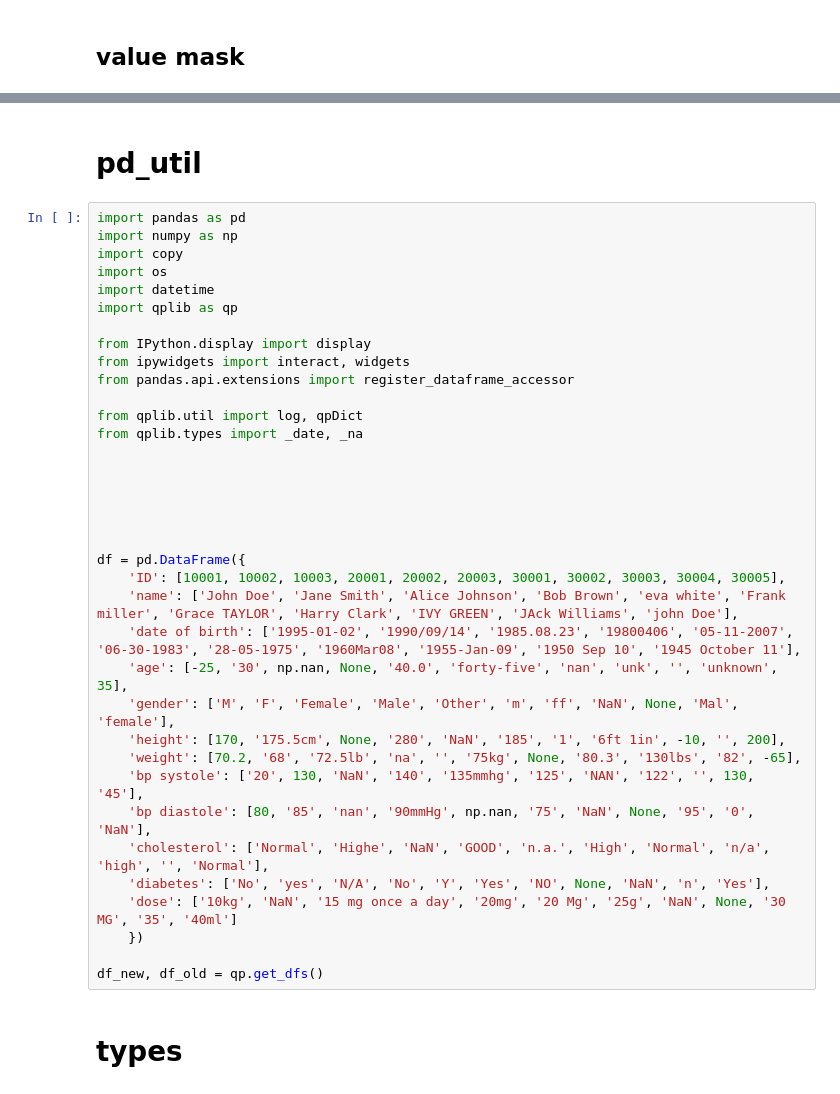
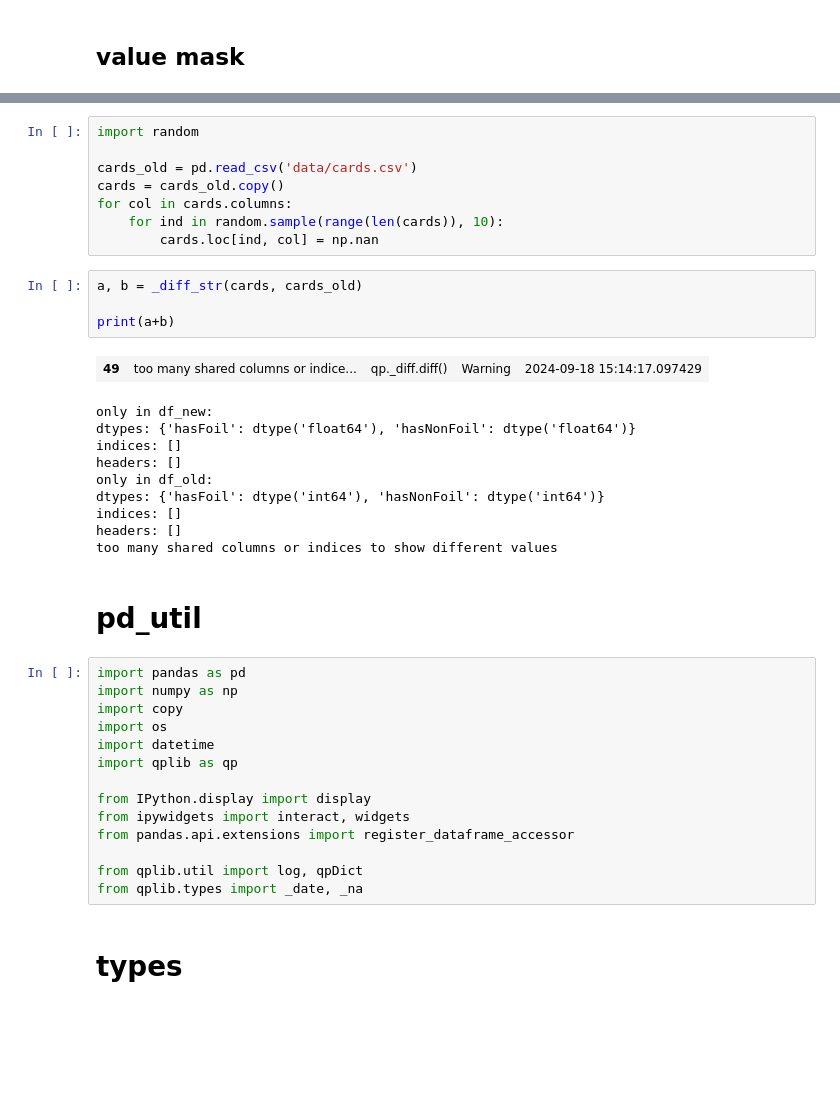
Before and after one commit to MartinVoelkl94/qplib_dev, a Jupyter notebook: prototyping.ipynb, the cells around one changed output, grey strips where cells are left out. Cells and saved outputs as stored; diff of their text form; blank space fills up the shorter version.

```diff
--- a/prototyping.ipynb
+++ b/prototyping.ipynb
@@ -2896,40 +578,41 @@ a,b = excel_diff(new, old, file_diff='archive/export_diff.xlsx', index_col=0)
+# %%
+import random
+
+cards_old = pd.read_csv('data/cards.csv')
+cards = cards_old.copy()
+for col in cards.columns:
+    for ind in random.sample(range(len(cards)), 10):
+        cards.loc[ind, col] = np.nan
+# %%
+a, b = _diff_str(cards, cards_old)
+
+print(a+b)
+# %% [output]
+| 49 | too many shared columns or indice... | qp._diff.diff() | Warning | 2024-09-18 15:14:17.097429 |
+only in df_new:
+dtypes: {'hasFoil': dtype('float64'), 'hasNonFoil': dtype('float64')}
+indices: []
+headers: []
+only in df_old:
+dtypes: {'hasFoil': dtype('int64'), 'hasNonFoil': dtype('int64')}
+indices: []
+headers: []
+too many shared columns or indices to show different values
 # %% [markdown]
 # pd_util
-# %%
-import pandas as pd
-import numpy as np
-import copy
-import os
-import datetime
-import qplib as qp
-
-from IPython.display import display
-from ipywidgets import interact, widgets
-from pandas.api.extensions import register_dataframe_accessor
-
-from qplib.util import log, qpDict
-from qplib.types import _date, _na
-
-
-
-
-
-
-df = pd.DataFrame({
-    'ID': [10001, 10002, 10003, 20001, 20002, 20003, 30001, 30002, 30003, 30004, 30005],
-    'name': ['John Doe', 'Jane Smith', 'Alice Johnson', 'Bob Brown', 'eva white', 'Frank miller', 'Grace TAYLOR', 'Harry Clark', 'IVY GREEN', 'JAck Williams', 'john Doe'],
-    'date of birth': ['1995-01-02', '1990/09/14', '1985.08.23', '19800406', '05-11-2007', '06-30-1983', '28-05-1975', '1960Mar08', '1955-Jan-09', '1950 Sep 10', '1945 October 11'],
-    'age': [-25, '30', np.nan, None, '40.0', 'forty-five', 'nan', 'unk', '', 'unknown', 35],
-    'gender': ['M', 'F', 'Female', 'Male', 'Other', 'm', 'ff', 'NaN', None, 'Mal', 'female'],
-    'height': [170, '175.5cm', None, '280', 'NaN', '185', '1', '6ft 1in', -10, '', 200],
-    'weight': [70.2, '68', '72.5lb', 'na', '', '75kg', None, '80.3', '130lbs', '82', -65],
-    'bp systole': ['20', 130, 'NaN', '140', '135mmhg', '125', 'NAN', '122', '', 130, '45'],
-    'bp diastole': [80, '85', 'nan', '90mmHg', np.nan, '75', 'NaN', None, '95', '0', 'NaN'],
-    'cholesterol': ['Normal', 'Highe', 'NaN', 'GOOD', 'n.a.', 'High', 'Normal', 'n/a', 'high', '', 'Normal'],
-    'diabetes': ['No', 'yes', 'N/A', 'No', 'Y', 'Yes', 'NO', None, 'NaN', 'n', 'Yes'],
-    'dose': ['10kg', 'NaN', '15 mg once a day', '20mg', '20 Mg', '25g', 'NaN', None, '30 MG', '35', '40ml']
-    })
-
-df_new, df_old = qp.get_dfs()
+# %%
+import pandas as pd
+import numpy as np
+import copy
+import os
+import datetime
+import qplib as qp
+
+from IPython.display import display
+from ipywidgets import interact, widgets
+from pandas.api.extensions import register_dataframe_accessor
+
+from qplib.util import log, qpDict
+from qplib.types import _date, _na
 # %% [markdown]
 # types
```
Also changed, not shown: parts of 25 cells of this notebook, 7 other files.
